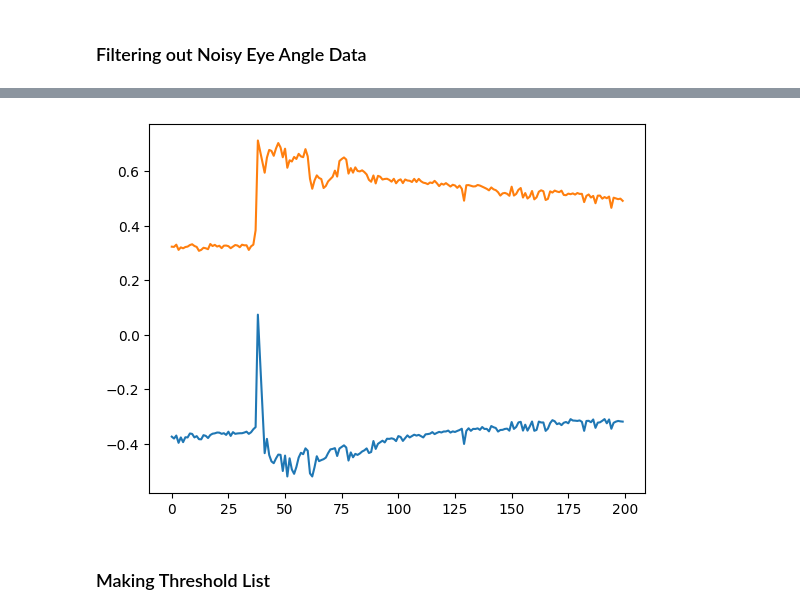
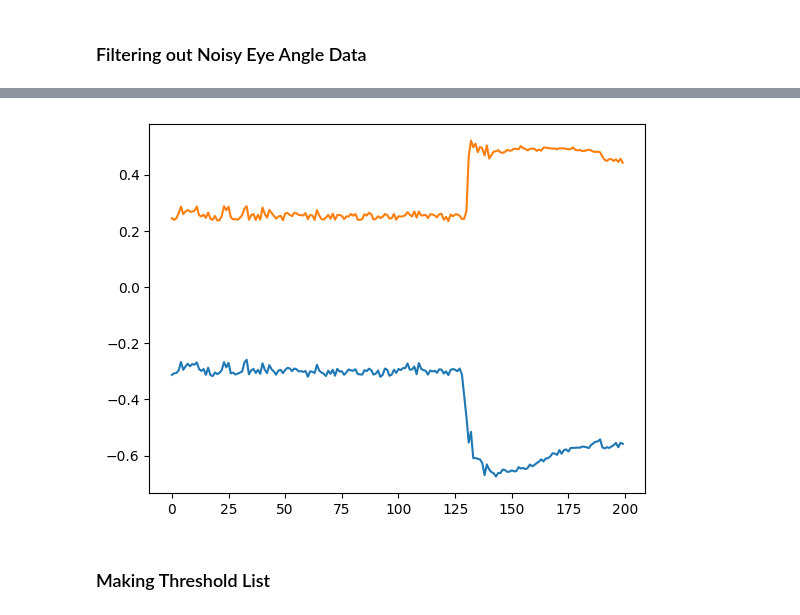
Before and after one commit to katarzyna-kupczyk/prey_capture, a Jupyter notebook: notebooks/vergence_event_finder.ipynb, the cells around one changed output, grey strips where cells are left out. Saved outputs shown, nothing was run; the diff lists cells and outputs as text; code cells hidden in the pictures.

```diff
--- a/notebooks/vergence_event_finder.ipynb
+++ b/notebooks/vergence_event_finder.ipynb
@@ -131,10 +104,10 @@ Name: L_EYE, Length: 200, dtype: float64
 # %%
-x = fish0['STIM_type_6.SIZE_dot_0.004'][5]
+x = fish0['STIM_type_5.SIZE_dot_0.004'][12]
 # peaks, _ = find_peaks(x, prominence=(0.06))
 # np.diff(peaks)
 plt.plot(x['L_EYE'])
 plt.plot(x['R_EYE'])
 # plt.plot(peaks, x[peaks], "x")
 plt.show()
 # %% [output]
-[figure, old version]
+[figure, new version]
```
Also changed, not shown: parts of 21 cells of this notebook.
